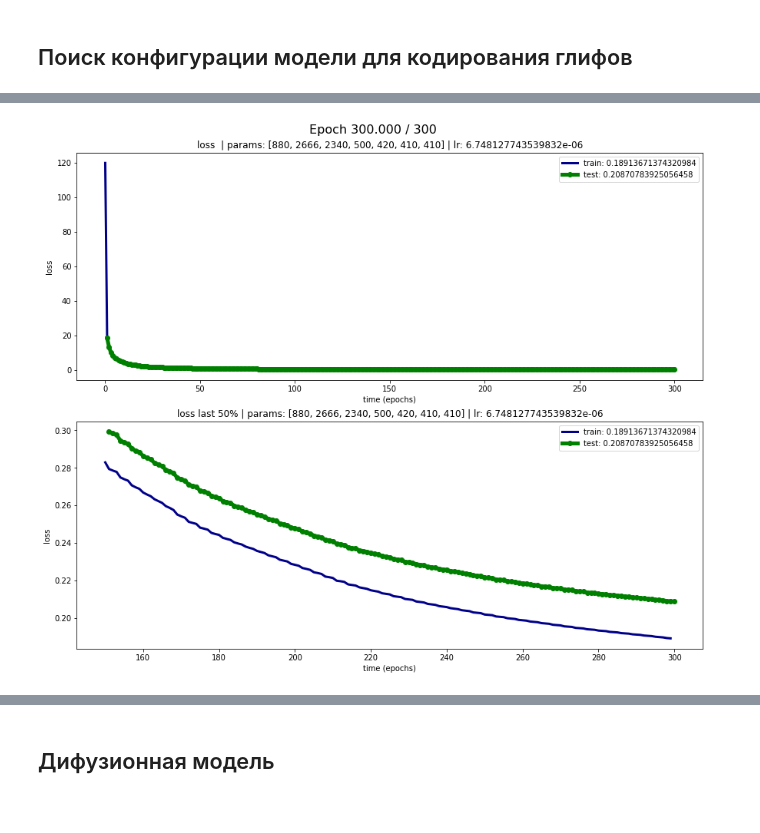
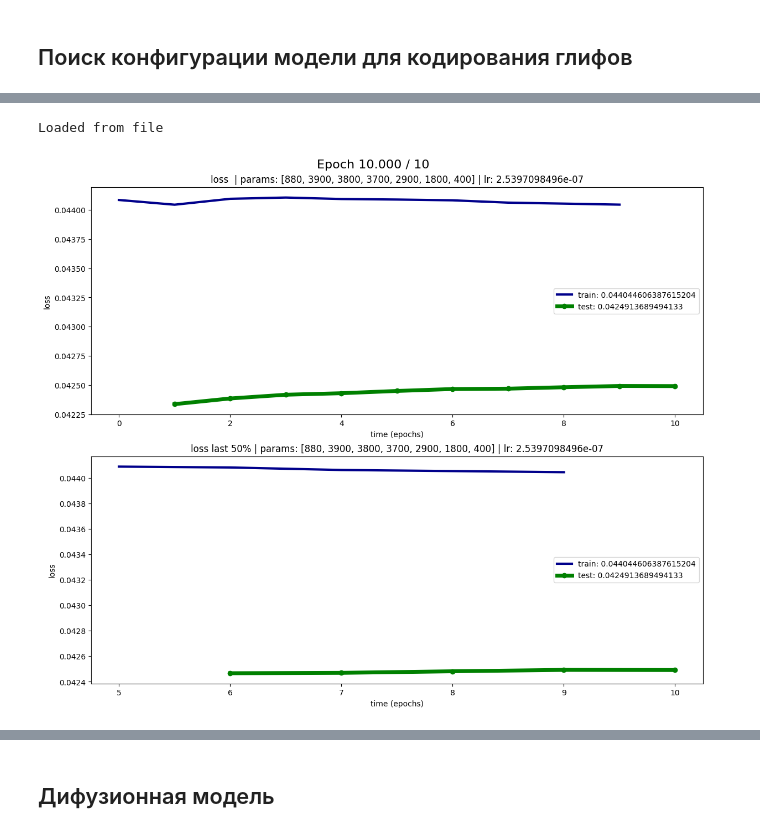
Before and after one commit to flydzen/diploma, a Jupyter notebook: main_difuse.ipynb, the cells around one changed output, grey strips where cells are left out. Cells and saved outputs as stored; diff of their text form; code cells hidden in the pictures.

```diff
--- a/main_difuse.ipynb
+++ b/main_difuse.ipynb
@@ -458,7 +495,6 @@ class UCAE(nn.Module):
     def forward(self, x, labels, timestep):
         shape = x.shape
         t = self.time_mlp(timestep)
-        x = x.view(shape[0], -1)
         x = torch.cat((x, labels), 1)
         accumulate = []
         for layer in self.encoder:
@@ -473,8 +509,6 @@ class UCAE(nn.Module):
             connection = accumulate.pop()
             x = torch.cat((x, connection), 1)
             x = layer(x, t)
-        x = x.view(shape[0], shape[1], -1)
-
         return x
 
     def loss(self):
@@ -498,12 +532,11 @@ class UCAE(nn.Module):
             loss.backward()
             optimizer.step()
 
-            if batch % interval == 0:
+            if batch % progresser.interval == 0:
                 t = epoch + (batch + 1) / num_batches
-                train_ts.append(t)
-                train_loss.append(loss.item())
+                progresser.add_train(t, loss.item())
                 if show:
-                    show_progress(t, epochs, info={'lr': scheduler.get_last_lr()[0]})
+                    progresser.show_progress(t, epochs, info={'lr': scheduler.get_last_lr()[0]})
                 if pbar is not None:
                     pbar.refresh()
         scheduler.step()
@@ -522,10 +555,9 @@ class UCAE(nn.Module):
 
             tmp_test_loss.append(loss.item())
 
-        test_ts.append(epoch)
-        test_loss.append(np.mean(tmp_test_loss))
+        progresser.add_test(epoch, np.mean(tmp_test_loss))
         if show:
-            show_progress(epoch, epochs)
+            progreser.show_progress(epoch, epochs)
 # %% [markdown]
 ## Вспомогательные функции
 # %%
@@ -583,8 +612,6 @@ def run(model, dataloader, optimizer, scheduler, epochs, params, batch_size, _ep
 # %%
 def setup_maker(model_type):
     def _inner(params, lr, weight_decay=2e-5, step_size=1, step_gamma=0.95, line_size=None):
-        global train_ts, train_loss, test_ts, test_loss, epoch
-
         if model_type == 'cae':
             if line_size is None:
                 raise Exception('line_size should be provided')
@@ -599,9 +626,7 @@ def setup_maker(model_type):
         optimizer = optim.Adam(model.parameters(), lr=lr, weight_decay=weight_decay)
         scheduler = torch.optim.lr_scheduler.StepLR(optimizer, step_size=step_size, gamma=step_gamma)
 
-        train_ts, train_loss = [], []
-        test_ts, test_loss = [], []
-        epoch = 0
+        progresser.reset()
 
         return model, optimizer, scheduler
 
@@ -656,25 +686,37 @@ study.optimize(run_for_search, n_trials=40, show_progress_bar=True)
 # %%
 #!g1.4
-GLIPH_WIDTH = 410
-params = [SVG.ENCODE_HEIGHT * SVG.ENCODE_WIDTH, 2666, 2340, 500, 420, 410, GLIPH_WIDTH]
+GLIPH_WIDTH = 400
+params = [SVG.ENCODE_HEIGHT * SVG.ENCODE_WIDTH, 3900, 3800, 3700, 2900, 1800, GLIPH_WIDTH]
+
+# lr = 1e-4
+lr = 2.8e-7
+
+model_cae_path = f'models/CAE/CAE_{SVG.ENCODE_HEIGHT}_{",".join(map(str,params))}/ckpt.pt'
 model_cae, optimizer, scheduler = setup_cae(
     params=params,
-    lr=4e-4,
+    lr=lr,
     weight_decay=6e-6,
     line_size=SVG.ENCODE_WIDTH,
     step_size=3,
-    step_gamma=0.96,
+    step_gamma=0.968,
 )
+if Path(model_cae_path).exists():
+    print('Loaded from file')
+    model_cae.load_state_dict(torch.load(model_cae_path))
+else:
+    print('Created new')
+# %% [output]
+Loaded from file
 # %%
 #!g1.4
 run(
     model=model_cae,
     dataloader=dataloader,
     optimizer=optimizer,
     scheduler=scheduler,
-    epochs=100,
+    epochs=10,
     params=params,
-    batch_size=512,
+    batch_size=256,
 )
 # %% [output]
-[figure, old version]
+[figure, new version]
```
Also changed, not shown: parts of 23 cells of this notebook, 1 other file.
